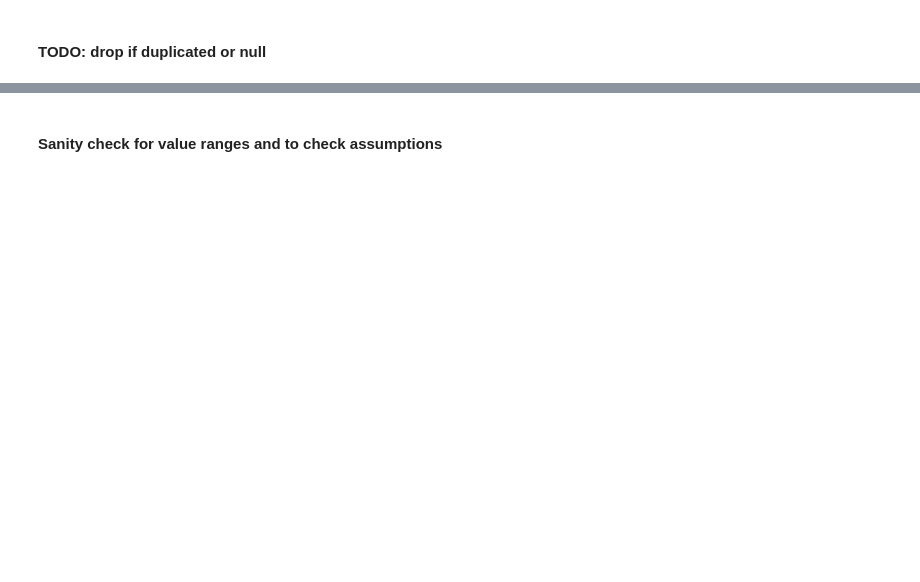
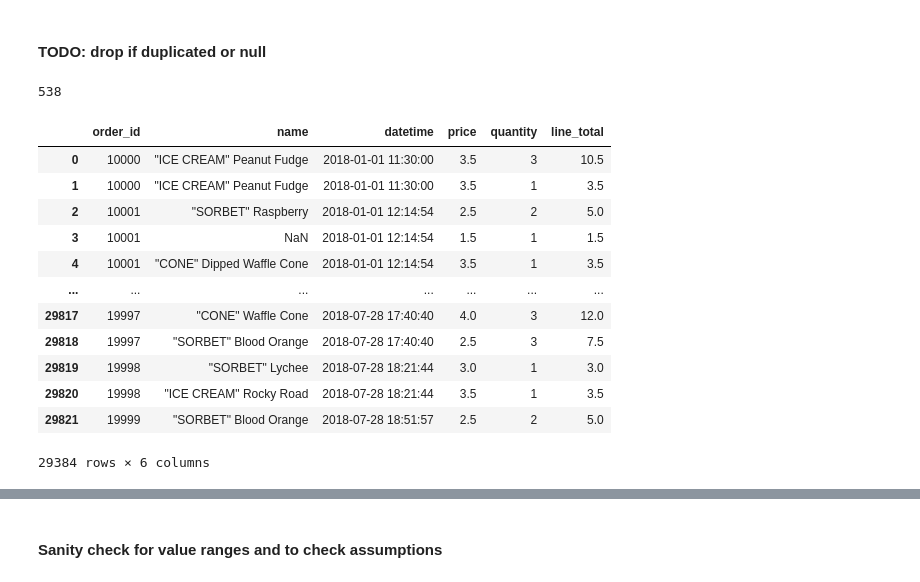
Before and after one commit to fae818/Lab1, a Jupyter notebook: sales(1).ipynb, the cells around one changed output, grey strips where cells are left out. Saved outputs shown, nothing was run; the diff lists cells and outputs as text; code cells hidden in the pictures; blank space fills up the shorter version.

```diff
--- a/sales(1).ipynb
+++ b/sales(1).ipynb
@@ -35,5 +35,10 @@ dtype: object
 Change ordered_at to datetime
 
 Change price and line_total to float
+# %%
+df = df.rename(columns={'ordered_at': 'datetime'})
+# %%
+df[df.columns[3:]] = df[df.columns[3:]].replace('[\$,]', '', regex=True).astype(float)
+df[df.columns[4]] = df[df.columns[4]].replace('[\$,]', '', regex=True).astype(int)
 # %%
 df.dtypes
@@ -41,5 +54,23 @@ df.dtypes
 #### TODO: drop if duplicated or null
 # %%
 df[df.duplicated()].shape[0]
+# %% [output]
+538
+# %%
+df.drop_duplicates(keep='first', inplace=False, ignore_index=False)
+# %% [output]
+|  | order_id | name | datetime | price | quantity | line_total |
+| 0 | 10000 | "ICE CREAM" Peanut Fudge | 2018-01-01 11:30:00 | 3.5 | 3 | 10.5 |
+| 1 | 10000 | "ICE CREAM" Peanut Fudge | 2018-01-01 11:30:00 | 3.5 | 1 | 3.5 |
+| 2 | 10001 | "SORBET" Raspberry | 2018-01-01 12:14:54 | 2.5 | 2 | 5.0 |
+| 3 | 10001 | NaN | 2018-01-01 12:14:54 | 1.5 | 1 | 1.5 |
+| 4 | 10001 | "CONE" Dipped Waffle Cone | 2018-01-01 12:14:54 | 3.5 | 1 | 3.5 |
+| ... | ... | ... | ... | ... | ... | ... |
+| 29817 | 19997 | "CONE" Waffle Cone | 2018-07-28 17:40:40 | 4.0 | 3 | 12.0 |
+| 29818 | 19997 | "SORBET" Blood Orange | 2018-07-28 17:40:40 | 2.5 | 3 | 7.5 |
+| 29819 | 19998 | "SORBET" Lychee | 2018-07-28 18:21:44 | 3.0 | 1 | 3.0 |
+| 29820 | 19998 | "ICE CREAM" Rocky Road | 2018-07-28 18:21:44 | 3.5 | 1 | 3.5 |
+| 29821 | 19999 | "SORBET" Blood Orange | 2018-07-28 18:51:57 | 2.5 | 2 | 5.0 |
+29384 rows × 6 columns
 # %%
 df.isnull().sum()
```
Also changed, not shown: parts of 13 cells of this notebook, 1 other file.
